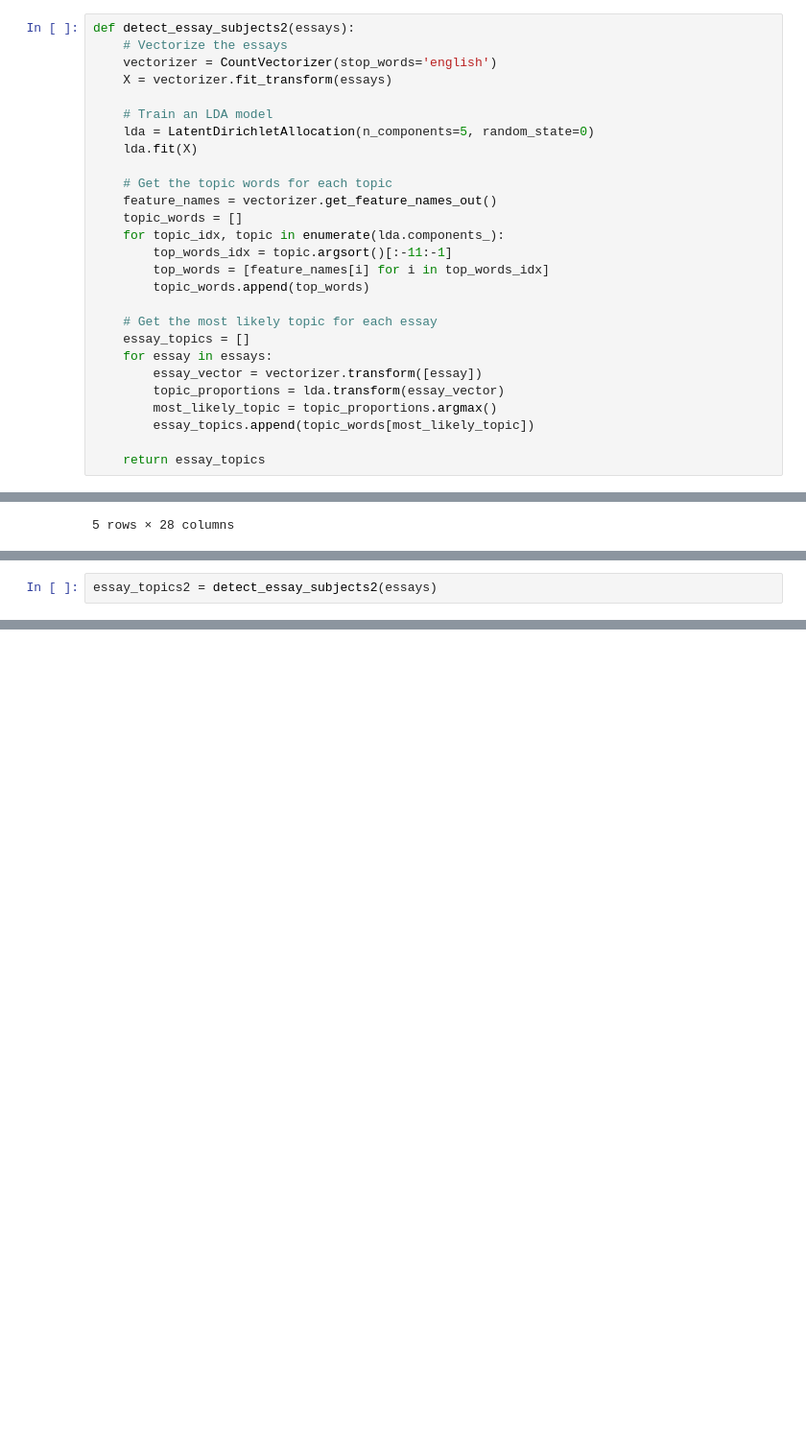
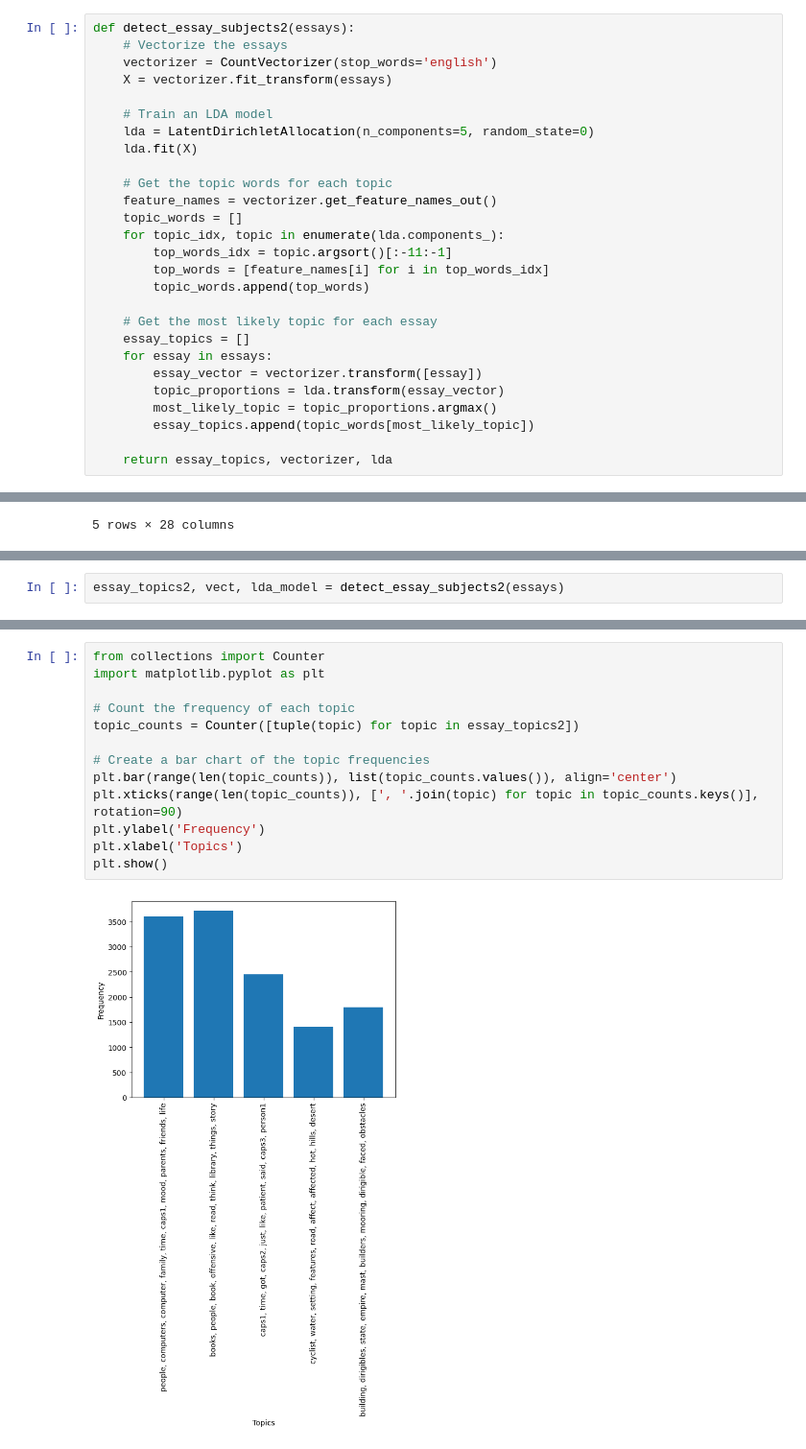
Before and after one commit to aaronomics/grad, a Jupyter notebook: essays.ipynb, the cells around one changed output, grey strips where cells are left out. Shown: that part at 96% size. Cells and saved outputs as stored; diff of their text form; blank space fills up the shorter version.

Commit message:
lets of eda
using chatgpt to do some eda on the essays dataset

```diff
--- a/essays.ipynb
+++ b/essays.ipynb
@@ -48,7 +48,7 @@ def detect_essay_subjects2(essays):
         most_likely_topic = topic_proportions.argmax()
         essay_topics.append(topic_words[most_likely_topic])
 
-    return essay_topics
+    return essay_topics, vectorizer, lda
 # %%
 df = pd.read_excel("./asap-aes/training_set_rel3.xlsx")
 df.head()
@@ -83,2 +68,2 @@ books people book offensive read library think like things just
 # %%
-essay_topics2 = detect_essay_subjects2(essays)
+essay_topics2, vect, lda_model = detect_essay_subjects2(essays)
@@ -86,0 +90,15 @@ print(essay_topics2)
+# %%
+from collections import Counter
+import matplotlib.pyplot as plt
+
+# Count the frequency of each topic
+topic_counts = Counter([tuple(topic) for topic in essay_topics2])
+
+# Create a bar chart of the topic frequencies
+plt.bar(range(len(topic_counts)), list(topic_counts.values()), align='center')
+plt.xticks(range(len(topic_counts)), [', '.join(topic) for topic in topic_counts.keys()], rotation=90)
+plt.ylabel('Frequency')
+plt.xlabel('Topics')
+plt.show()
+# %% [output]
+[figure, added]
```
Also changed, not shown: parts of 10 cells of this notebook.
